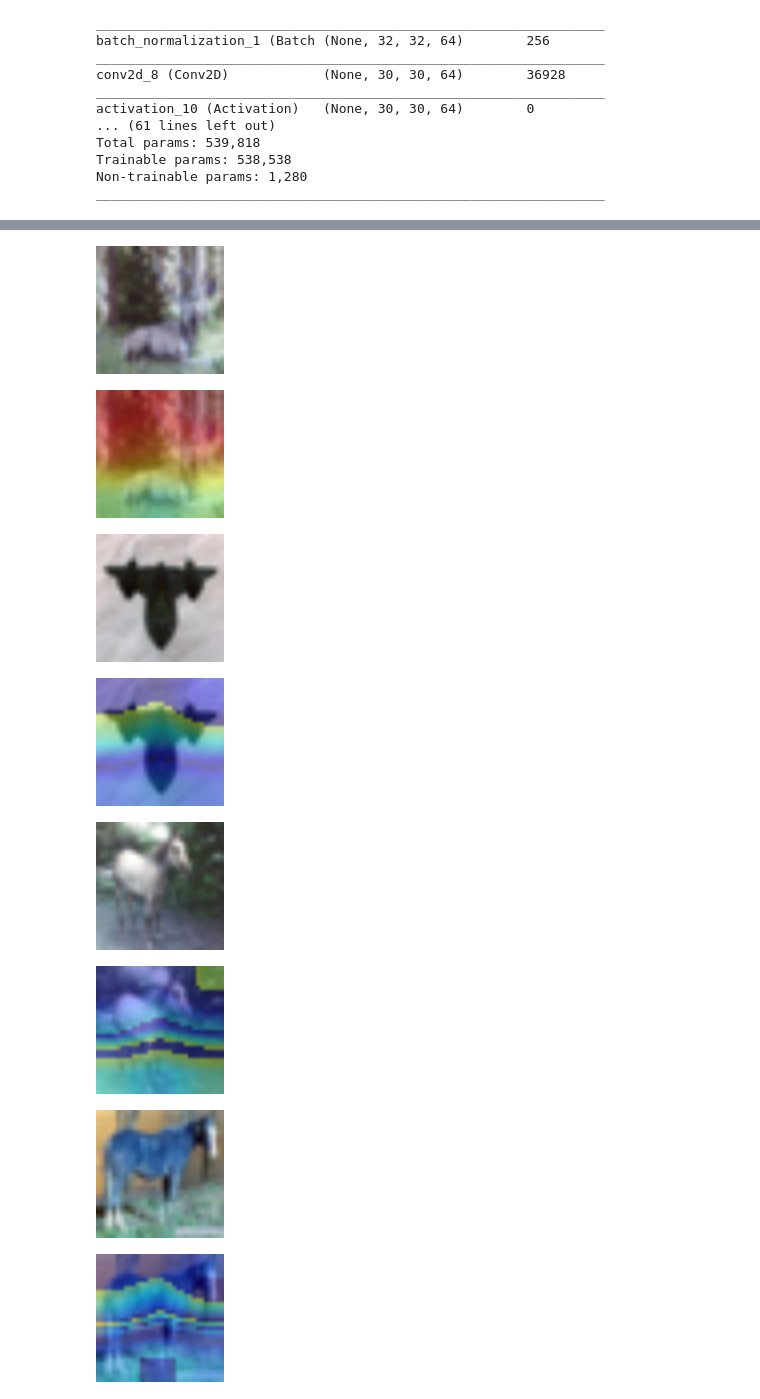
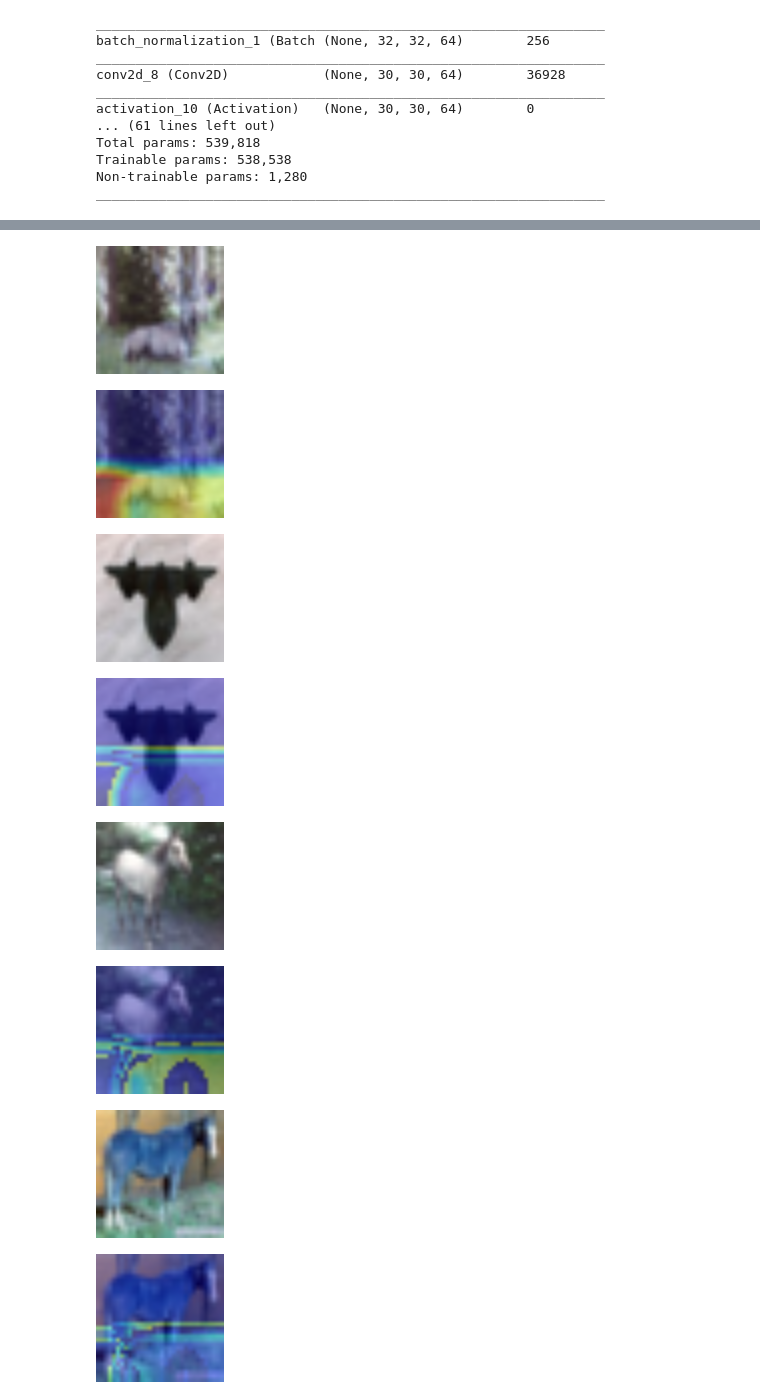
Before and after one commit to calavandi/CV-Keras, a Jupyter notebook: Session_9/Assignment_9.ipynb, the cells around one changed output, grey strips where cells are left out. Drawn from its saved outputs; the diff is of its cells as text; code cells hidden in the pictures.

```diff
--- a/Session_9/Assignment_9.ipynb
+++ b/Session_9/Assignment_9.ipynb
@@ -453,7 +492,7 @@ model = load_model(root_path+'model_assignment_7_b.best-accuracy.hdfs')
 pred = model.predict(test_features[:10])
 class_idx = np.argmax(pred[0])
 class_output = model.output[:, class_idx]
-last_conv_layer = model.get_layer("activation_15")
+last_conv_layer = model.get_layer("activation_14")
 
 grads = K.gradients(class_output, last_conv_layer.output)[0]
 pooled_grads = K.mean(grads)
@@ -465,8 +504,4 @@ print(conv_layer_output_value, (conv_layer_output_value[0]))
 
 for i in range(3):
     conv_layer_output_value[i] *= pooled_grads_value
-
-heatmap = np.mean(conv_layer_output_value, axis=-1)
-heatmap = np.maximum(heatmap, 0)
-heatmap /= np.max(heatmap)
 # %% [output]
@@ -490,27 +525,31 @@ heatmap /= np.max(heatmap)
 # %%
+from google.colab.patches import cv2_imshow
 (Train_features, Train_labels), (Test_features, Test_labels) = cifar10.load_data()
 imgs = []
+heatmap_2 = np.mean(conv_layer_output_value, axis=-1)
+heatmap_2 = np.maximum(heatmap_2, 0)
+heatmap_2 /= np.max(heatmap_2)
 for i in range(0,200,66):
   imgs.append(Test_features[i])
 imgs = [Test_features[314], Test_features[315], Test_features[316], Test_features[317]]
 
 for img in imgs:
-  heatmap = cv2.resize(heatmap, (img.shape[1], img.shape[0]))
-  heatmap = np.uint8(255 * heatmap)
-  heatmap = cv2.applyColorMap(heatmap, cv2.COLORMAP_JET)
-  superimposed_img = cv2.addWeighted(img.astype('float32'), 0.6, heatmap.astype('float32'), 0.4, 0)
+  heatmap_2 = cv2.resize(heatmap_2, (img.shape[1], img.shape[0]))
+  heatmap_2 = np.uint8(255 * heatmap_2)
+  heatmap_2 = cv2.applyColorMap(heatmap_2, cv2.COLORMAP_JET)
+  superimposed_img = cv2.addWeighted(img.astype('float32'), 0.6, heatmap_2.astype('float32'), 0.4, 0)
   img = cv2.resize(img, (128, 128))
   cv2_imshow(img)
   superimposed_img = cv2.resize(superimposed_img, (128,128))
   cv2_imshow(superimposed_img)
 
 #print("\n\n")
 # %% [output]
 [figure]
-[figure, old version]
+[figure, new version]
 [figure]
-[figure, old version]
+[figure, new version]
 [figure]
-[figure, old version]
+[figure, new version]
 [figure]
-[figure, old version]
+[figure, new version]
```
Also changed, not shown: parts of 11 cells of this notebook, 1 other file.
